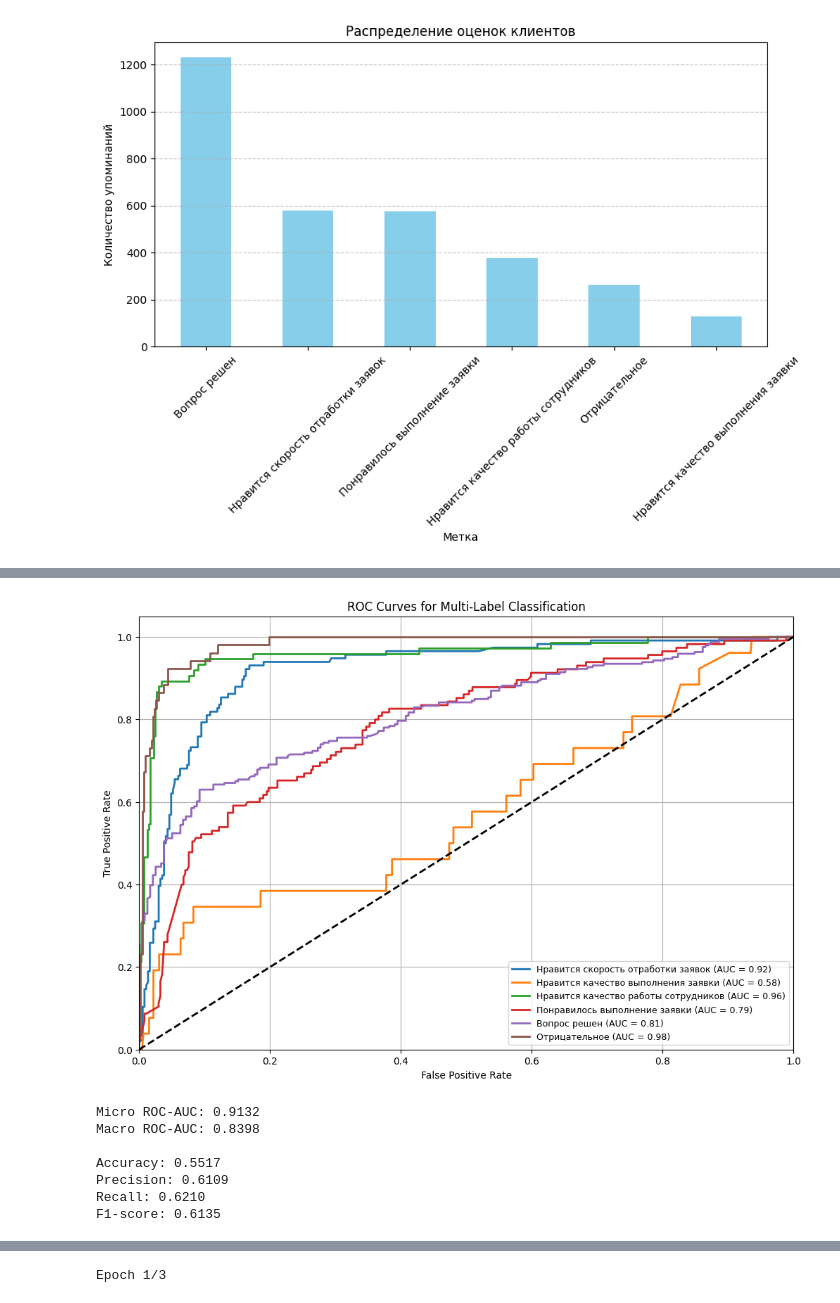
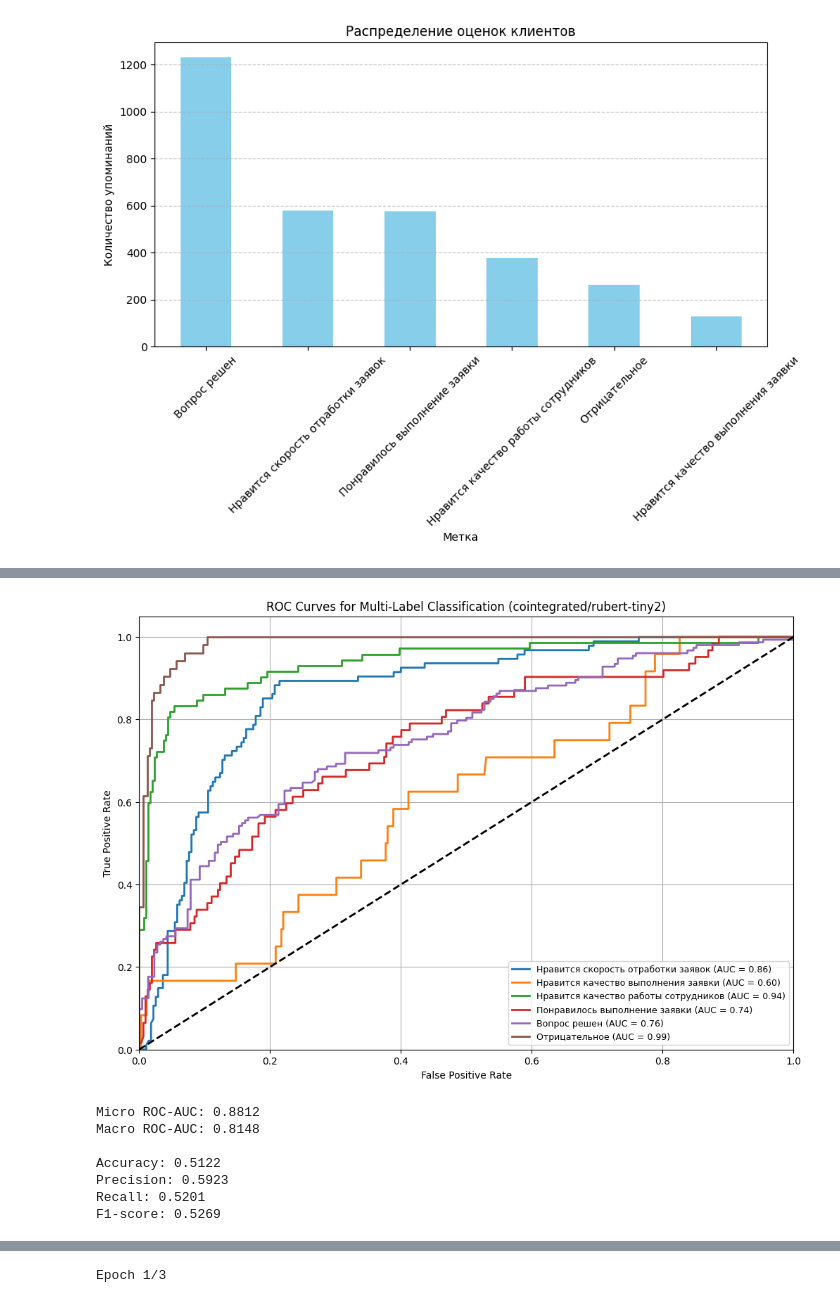
Before and after one commit to fat1re/Intensive4, a Jupyter notebook: main.ipynb, the cells around one changed output, grey strips where cells are left out. Drawn from its saved outputs; the diff is of its cells as text; code cells hidden in the pictures.

```diff
--- a/main.ipynb
+++ b/main.ipynb
@@ -46,5 +45,6 @@ df
 # %%
 df = df.dropna(subset=['sentiment'])
+df = df.drop_duplicates(subset=['comment'])
 # %%
 df.isna().sum()
 # %% [output]
@@ -722,40 +731,40 @@ plt.xlim([0.0, 1.0])
 plt.ylim([0.0, 1.05])
 plt.xlabel('False Positive Rate')
 plt.ylabel('True Positive Rate')
-plt.title('ROC Curves for Multi-Label Classification')
+plt.title('ROC Curves for Multi-Label Classification (cointegrated/rubert-tiny2)')
 plt.legend(loc="lower right", fontsize=9)
 plt.grid(True)
 plt.show()
 
 # === Расчет и вывод метрик ===
 # Средний ROC-AUC
 macro_roc_auc = roc_auc_score(y_true, y_pred, average='macro')
 micro_roc_auc = roc_auc_score(y_true, y_pred, average='micro')
 print(f'\nMicro ROC-AUC: {micro_roc_auc:.4f}')
 print(f'Macro ROC-AUC: {macro_roc_auc:.4f}')
 
 # Бинарные предсказания с гарантией хотя бы одной метки
 y_pred_binary = (y_pred > 0.5).astype(int)
 for i in range(y_pred_binary.shape[0]):
     if y_pred_binary[i].sum() == 0:
         y_pred_binary[i, y_pred[i].argmax()] = 1
 
 # Основные метрики
 accuracy = accuracy_score(y_true, y_pred_binary)
 precision = precision_score(y_true, y_pred_binary, average='macro', zero_division=0)
 recall = recall_score(y_true, y_pred_binary, average='macro', zero_division=0)
 f1 = f1_score(y_true, y_pred_binary, average='macro', zero_division=0)
 
 print(f'\nAccuracy: {accuracy:.4f}')
 print(f'Precision: {precision:.4f}')
 print(f'Recall: {recall:.4f}')
 print(f'F1-score: {f1:.4f}')
 # %% [output]
-[figure, old version]
+[figure, new version]
-Micro ROC-AUC: 0.9132
-Macro ROC-AUC: 0.8398
+Micro ROC-AUC: 0.8812
+Macro ROC-AUC: 0.8148
 
-Accuracy: 0.5517
-Precision: 0.6109
-Recall: 0.6210
-F1-score: 0.6135
+Accuracy: 0.5122
+Precision: 0.5923
+Recall: 0.5201
+F1-score: 0.5269
```
Also changed, not shown: parts of 21 cells of this notebook, 4 other files.
